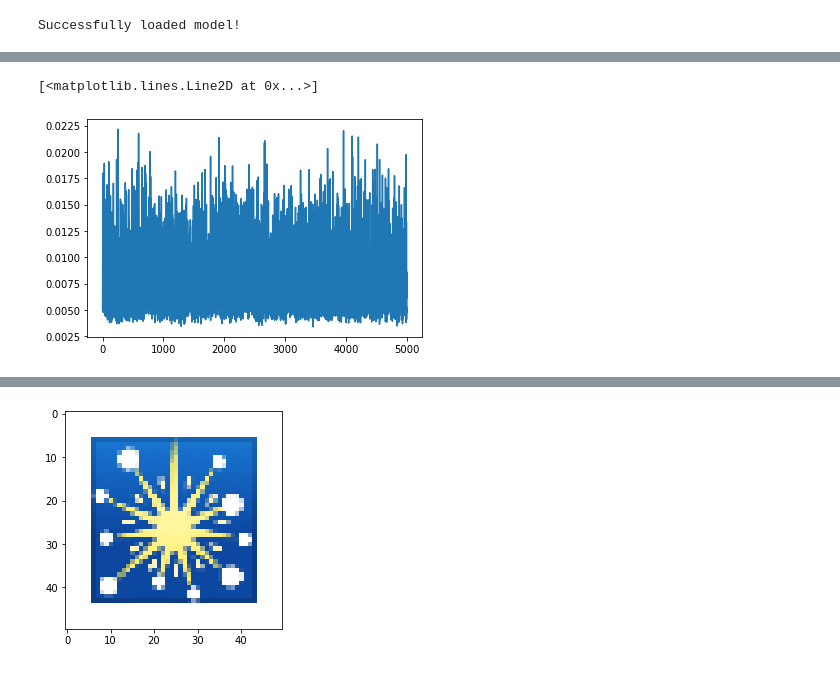
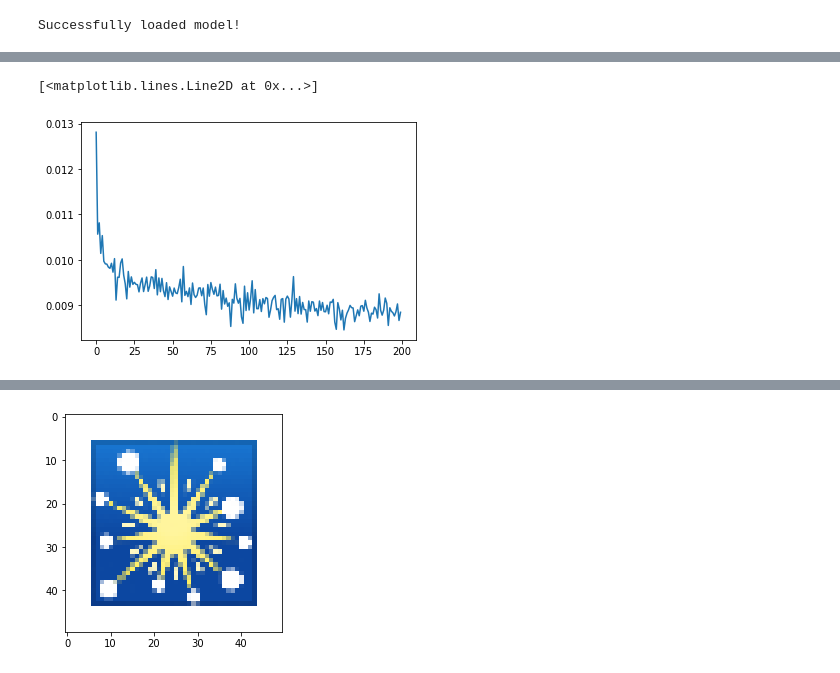
Before and after one commit to LetteraUnica/neural_cellular_automata, a Jupyter notebook: pytorch_ca/GrowingCA.ipynb, the cells around one changed output, grey strips where cells are left out. Drawn from its saved outputs; the diff is of its cells as text; code cells hidden in the pictures.

Commit message:
Added training inside class

```diff
--- a/pytorch_ca/GrowingCA.ipynb
+++ b/pytorch_ca/GrowingCA.ipynb
@@ -18,9 +18,9 @@ N_CHANNELS = 16        # Number of CA state channels
 TARGET_PADDING = 16    # Number of pixels used to pad the target image border
 TARGET_SIZE = 40       # Size of the target emoji
 IMAGE_SIZE = TARGET_PADDING+TARGET_SIZE
-BATCH_SIZE = 1
-N_ITERS = 50           # Iterations before applying the loss
-POOL_SIZE = 1024
+BATCH_SIZE = 4
+N_ITERS = 45           # Iterations before applying the loss
+POOL_SIZE = 512
 CELL_FIRE_RATE = 0.5
 # %%
 # Starting state
@@ -37,16 +37,3 @@ target = RGBAtoFloat(target)
 imshow(target)
 # %% [output]
 [figure]
-# %%
-# Custom loss function
-class loss_fn:
-    """Custom l2 or l1 loss function"""
-    def __init__(self, target, order=2):
-        self.order = order
-        self.target = target
-
-    def __call__(self, x):
-        return torch.mean(torch.abs(x[:, :4, :, :] - self.target)**self.order)
-
-target = target.cpu()
-loss_fn(pad(target, TARGET_PADDING), 1)(pool.sample(16)[0])
@@ -59,7 +49,15 @@ device = torch.device("cuda" if torch.cuda.is_available() else "cpu")
 target = target.to(device)
 model = CAModel().to(device)
 # %%
-# loads a pretrained model
-model.load("not_persistent.pt")
+# Load a pretrained model
+model.load("firework_persistent.pt")
 # %% [output]
 Successfully loaded model!
+# %%
+# Train the model
+torch.backends.cudnn.benchmark = True # Speeds up training
+# torch.nn.utils.clip_grad_norm_(CA.parameters(), 1.) # Gradient clipping
+optimizer = torch.optim.Adam(model.parameters())
+criterion = loss_fn(pad(target, TARGET_PADDING), order=2)
+scheduler = torch.optim.lr_scheduler.MultiStepLR(optimizer, milestones=[20,40,60], gamma=0.2)
+model.train_CA(optimizer, criterion, pool, n_epochs=200, scheduler=scheduler, kind="regenerating")
@@ -66,3 +67,8 @@ Successfully loaded model!
+# %%
+pl.plot(model.losses)
+# %% [output]
+[<matplotlib.lines.Line2D at 0x...>]
+[figure, added]
 # %%
 # Make evolution video
 model.make_video(video_size=IMAGE_SIZE, n_iters=N_ITERS*2, fps=10, rescaling=8)
@@ -89,8 +75,3 @@ for i in range(5000):
-# %%
-pl.plot(losses)
-# %% [output]
-[<matplotlib.lines.Line2D at 0x...>]
-[figure, removed]
 # %%
 # Plots the learned CA
 x, _ = pool.sample(1)
```
Also changed, not shown: parts of 6 cells of this notebook, 8 other files.
